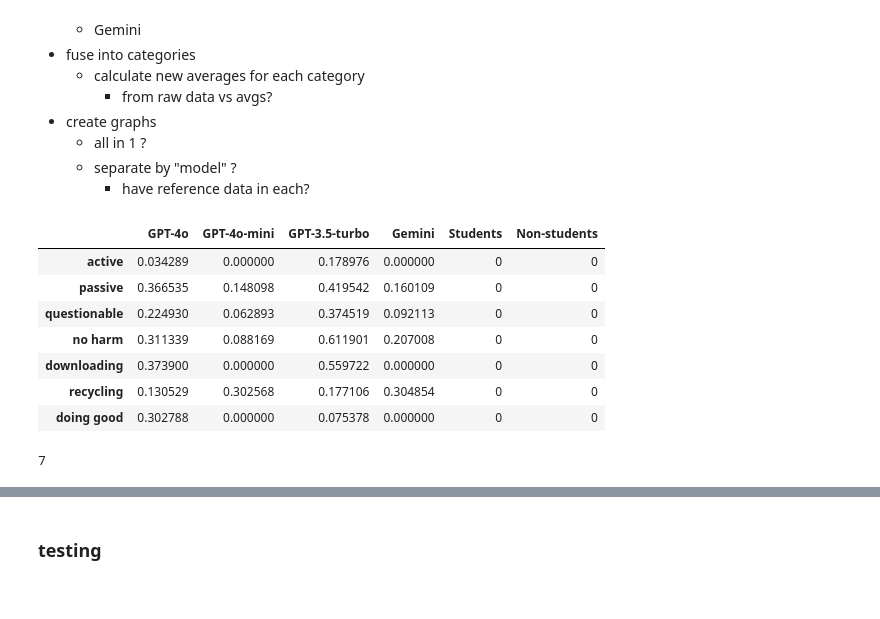
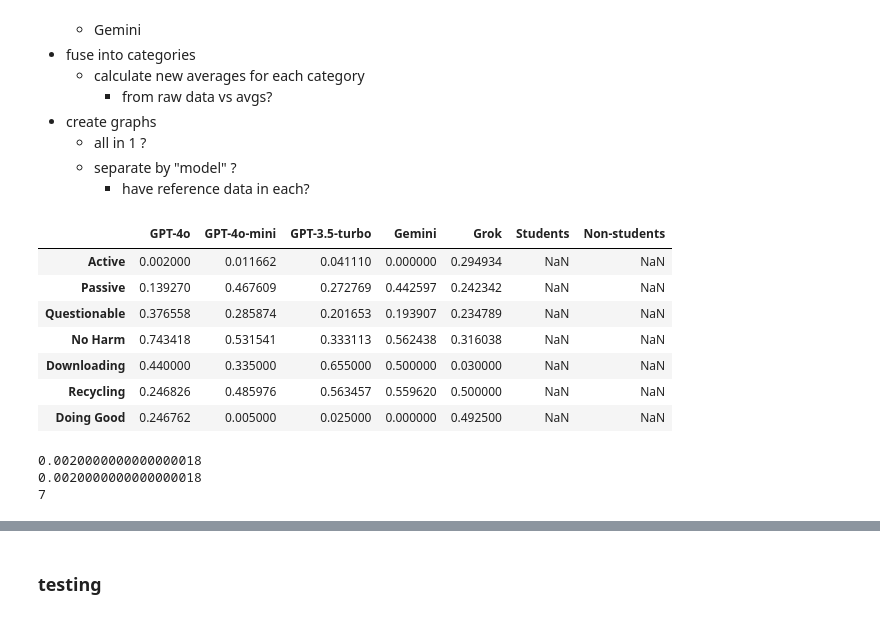
Before and after one commit to N101/Consumer-Ethics-in-AI-Shopping-Assistants, a Jupyter notebook: src/notebooks/final_graphs.ipynb, the cells around one changed output, grey strips where cells are left out. Saved outputs shown, nothing was run; the diff lists cells and outputs as text; code cells hidden in the pictures.

```diff
--- a/src/notebooks/final_graphs.ipynb
+++ b/src/notebooks/final_graphs.ipynb
@@ -26,14 +27,14 @@ from config.configuration import DATA_FOLDER_PATH
 ref = pd.read_csv(f"../../{DATA_FOLDER_PATH}/CES_modified_2005.csv")
 
 # GPT
-gpt4o_avg = pd.read_csv(f"../../{DATA_FOLDER_PATH}/averages/averages_GPT-4o.csv")
+gpt4o_avg = pd.read_csv(f"../../{DATA_FOLDER_PATH}/averages/GPT-4o_averages.csv")
 gpt4o_avg.set_index("#", inplace=True)
-gpt4o_raw = pd.read_csv(f"../../{DATA_FOLDER_PATH}/raw_data/raw_data_GPT-4o.csv")
+gpt4o_raw = pd.read_csv(f"../../{DATA_FOLDER_PATH}/raw_data/GPT-4o_raw_data.csv")
 gpt4o_raw.set_index("#", inplace=True)
 
-gpt4omini_avg = pd.read_csv(f"../../{DATA_FOLDER_PATH}/averages/averages_GPT_100.csv")
+gpt4omini_avg = pd.read_csv(f"../../{DATA_FOLDER_PATH}/averages/GPT-4o-mini_averages.csv")
 gpt4omini_avg.set_index("#", inplace=True)
-gpt4omini_raw = pd.read_csv(f"../../{DATA_FOLDER_PATH}/raw_data/raw_data_GPT_100.csv")
+gpt4omini_raw = pd.read_csv(f"../../{DATA_FOLDER_PATH}/raw_data/GPT-4o-mini_raw_data.csv")
 gpt4omini_raw.set_index("#", inplace=True)
 
 gpt35_avg = pd.read_csv(f"../../{DATA_FOLDER_PATH}/averages/GPT-3.5-turbo_averages.csv")
@@ -46,43 +47,55 @@ gemini_avg = pd.read_csv(f"../../{DATA_FOLDER_PATH}/averages/Gemini_averages.csv
 gemini_avg.set_index("#", inplace=True)
 gemini_raw = pd.read_csv(f"../../{DATA_FOLDER_PATH}/raw_data/Gemini_raw_data.csv")
 gemini_raw.set_index("#", inplace=True)
+
+# Grok
+grok_avg = pd.read_csv(f"../../{DATA_FOLDER_PATH}/averages/Grok_averages.csv")
+grok_avg.set_index("#", inplace=True)
+grok_raw = pd.read_csv(f"../../{DATA_FOLDER_PATH}/raw_data/Grok_raw_data.csv")
+grok_raw.set_index("#", inplace=True)
 # %%
 slices = [slice(0, 5), slice(5, 11), slice(11, 16), slice(16, 21), slice(21, 23), slice(23, 27), slice(27, None)]
-labels = ["active", "passive", "questionable", "no harm", "downloading", "recycling", "doing good"]
+labels = ["Active", "Passive", "Questionable", "No Harm", "Downloading", "Recycling", "Doing Good"]
 # %%
-columns = ["GPT-4o", "GPT-4o-mini", "GPT-3.5-turbo", "Gemini", "Students", "Non-students"]
+columns = ["GPT-4o", "GPT-4o-mini", "GPT-3.5-turbo", "Gemini", "Grok", "Students", "Non-students"]
 category_averages = pd.DataFrame(index=labels, columns=columns)
 category_averages["GPT-4o"] = [gpt4o_avg.iloc[s, 0].mean() for s in slices]
 category_averages["GPT-4o-mini"] = [gpt4omini_avg.iloc[s, 0].mean() for s in slices]
 category_averages["GPT-3.5-turbo"] = [gpt35_avg.iloc[s, 0].mean() for s in slices]
 category_averages["Gemini"] = [gemini_avg.iloc[s, 0].mean() for s in slices]
+category_averages["Grok"] = [grok_avg.iloc[s, 0].mean() for s in slices]
 category_averages["Students"] = [ref.iloc[s, 1].mean() for s in slices]
 category_averages["Non-students"] = [ref.iloc[s, 2].mean() for s in slices]
 
 category_errors = pd.DataFrame(index=labels, columns=columns)
-category_errors["GPT-4o"] = [gpt4o_avg.iloc[s, 1].mean() for s in slices]
-category_errors["GPT-4o-mini"] = [gpt4omini_avg.iloc[s, 1].mean() for s in slices]
-category_errors["GPT-3.5-turbo"] = [gpt35_avg.iloc[s, 1].mean() for s in slices]
-category_errors["Gemini"] = [gemini_avg.iloc[s, 1].mean() for s in slices]
+category_errors["GPT-4o"] = [gpt4o_avg.iloc[s, 0].sem() for s in slices]
+category_errors["GPT-4o-mini"] = [gpt4omini_avg.iloc[s, 0].sem() for s in slices]
+category_errors["GPT-3.5-turbo"] = [gpt35_avg.iloc[s, 0].sem() for s in slices]
+category_errors["Gemini"] = [gemini_avg.iloc[s, 0].sem() for s in slices]
 # category_errors["Gemini"] = [gemini_raw.groupby("#")["Response"].std().iloc[s].mean() for s in slices]
-category_errors["Students"] = 0
-category_errors["Non-students"] = 0
+category_errors["Grok"] = [grok_avg.iloc[s, 0].sem() for s in slices]
+category_errors["Students"] = np.nan
+category_errors["Non-students"] = np.nan
 
 category_errors
 # %% [output]
-|  | GPT-4o | GPT-4o-mini | GPT-3.5-turbo | Gemini | Students | Non-students |
-| active | 0.034289 | 0.000000 | 0.178976 | 0.000000 | 0 | 0 |
-| passive | 0.366535 | 0.148098 | 0.419542 | 0.160109 | 0 | 0 |
-| questionable | 0.224930 | 0.062893 | 0.374519 | 0.092113 | 0 | 0 |
-| no harm | 0.311339 | 0.088169 | 0.611901 | 0.207008 | 0 | 0 |
-| downloading | 0.373900 | 0.000000 | 0.559722 | 0.000000 | 0 | 0 |
-| recycling | 0.130529 | 0.302568 | 0.177106 | 0.304854 | 0 | 0 |
-| doing good | 0.302788 | 0.000000 | 0.075378 | 0.000000 | 0 | 0 |
+|  | GPT-4o | GPT-4o-mini | GPT-3.5-turbo | Gemini | Grok | Students | Non-students |
+| Active | 0.002000 | 0.011662 | 0.041110 | 0.000000 | 0.294934 | NaN | NaN |
+| Passive | 0.139270 | 0.467609 | 0.272769 | 0.442597 | 0.242342 | NaN | NaN |
+| Questionable | 0.376558 | 0.285874 | 0.201653 | 0.193907 | 0.234789 | NaN | NaN |
+| No Harm | 0.743418 | 0.531541 | 0.333113 | 0.562438 | 0.316038 | NaN | NaN |
+| Downloading | 0.440000 | 0.335000 | 0.655000 | 0.500000 | 0.030000 | NaN | NaN |
+| Recycling | 0.246826 | 0.485976 | 0.563457 | 0.559620 | 0.500000 | NaN | NaN |
+| Doing Good | 0.246762 | 0.005000 | 0.025000 | 0.000000 | 0.492500 | NaN | NaN |
-# %%
-
-print(len(slices))
-# %% [output]
-7
+# %%
+print(f"{category_errors["GPT-4o"].iloc[0]}")
+print(f"{category_errors.loc[labels[0], "GPT-4o"]}")
+# print(f"{category_errors.loc[0, "GPT-4o"]}")
+print(len(slices))
+# %% [output]
+0.0020000000000000018
+0.0020000000000000018
+7
 # %%
 # convert std to sem
 n = [5, 6, 5, 5, 2, 4, 4]
```
Also changed, not shown: parts of 5 cells of this notebook.
